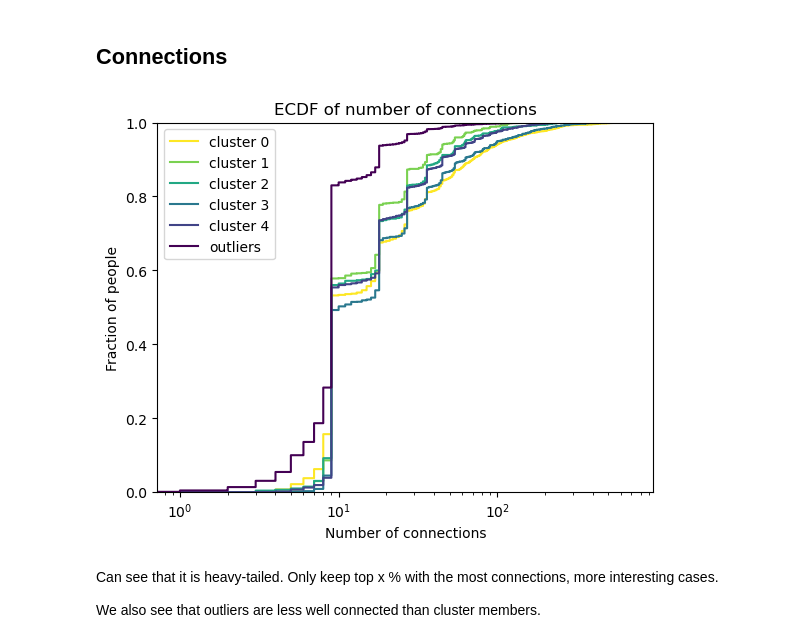
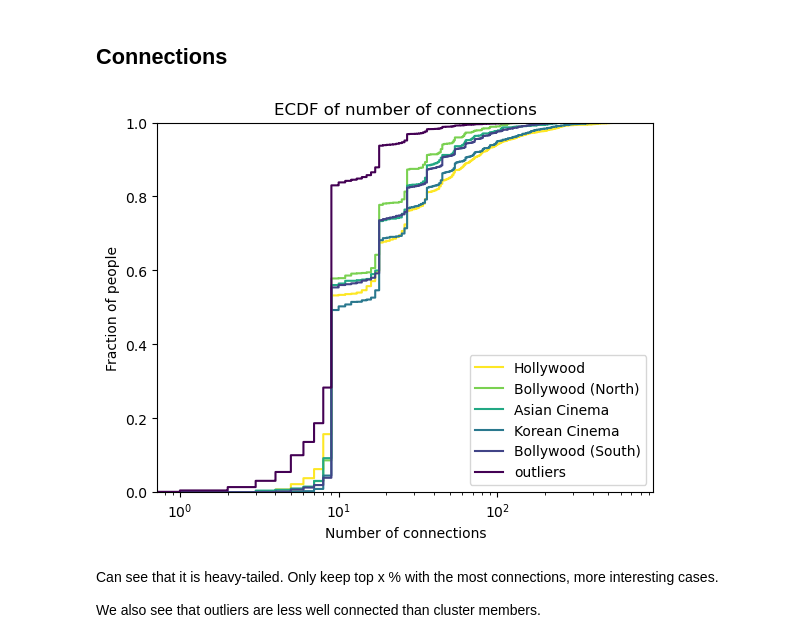
Before and after one commit to epfl-ada/ada-2022-project-tacocat, a Jupyter notebook: src/outliers.ipynb, the cells around one changed output. Cells and saved outputs as stored; diff of their text form; code cells hidden in the pictures.

Commit message:
name clusters

```diff
--- a/src/outliers.ipynb
+++ b/src/outliers.ipynb
@@ -12,3 +9,8 @@ RESULTS_PATH = '../results/outliers/'
+# %%
+PALETTE = 'viridis'
+RESULTS_PATH = '../results/outliers/'
+
+CLUSTER_NAMING = {0: 'Hollywood', 1: 'Bollywood (North)', 2:'Asian Cinema', 3: 'Korean Cinema', 4: 'Bollywood (South)', 5: 'Outliers', -1: 'Outliers'}
 # %%
 # TODO: refactor graph stuff so that I can load the functions
 
@@ -259,19 +261,19 @@ We see that some jobs are more represented in the clusters than in the outliers,
 # %%
 # plot number of connections
 sns.ecdfplot(x='n_connections', data=pd.concat([outliers, all_clusters]), hue='cluster', palette=PALETTE)
 
 plt.xscale('log')
 
 plt.title('ECDF of number of connections')
 plt.xlabel('Number of connections')
 plt.ylabel('Fraction of people')
-plt.legend(['cluster ' + str(i) for i in range(0, 5)] + ["outliers"])
+plt.legend(list(CLUSTER_NAMING.values())[:5] + ["outliers"])
 
 plt.savefig(RESULTS_PATH + 'outliers_ecdf_connections.png', bbox_inches='tight', dpi=500)
 
 plt.show()
 # %% [output]
-[figure, old version]
+[figure, new version]
 # %% [markdown]
 Can see that it is heavy-tailed.
 Only keep top x % with the most connections, more interesting cases.
```
Also changed, not shown: parts of 2 cells of this notebook, 2 other files.
